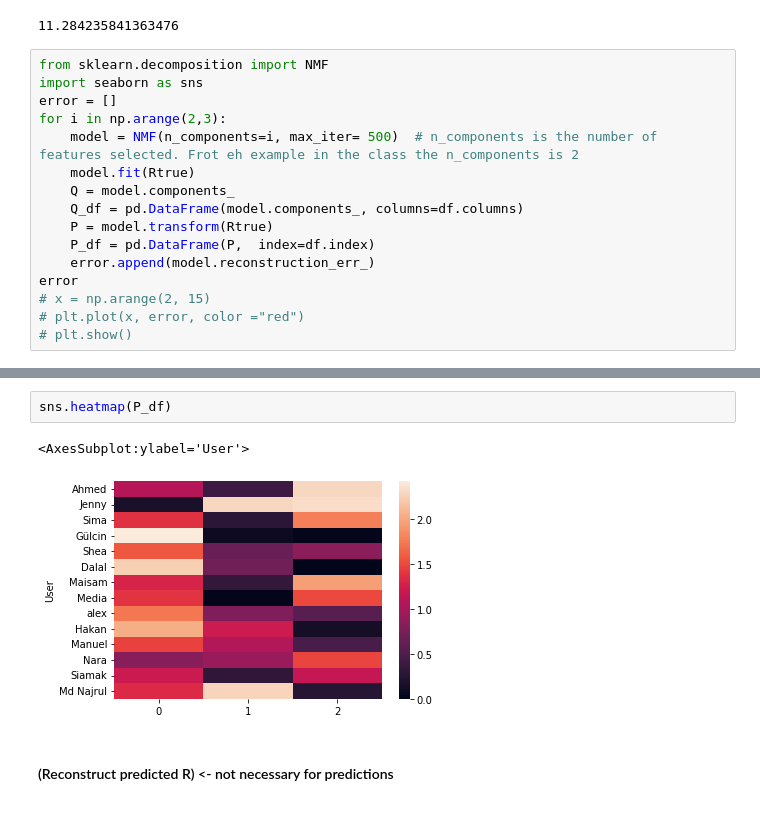
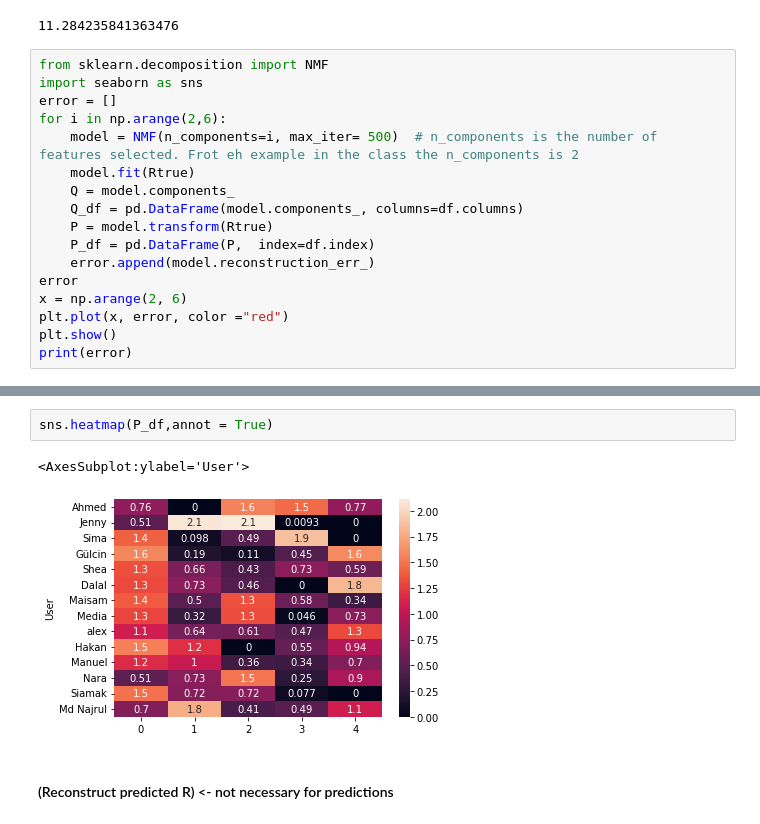
Before and after one commit to RosiNantis/Projects_from_Spiced_personal, a Jupyter notebook: week_10/10.3.collaborative_filtering/NMF.ipynb, the cells around one changed output, grey strips where cells are left out. Cells and saved outputs as stored; diff of their text form.

```diff
--- a/week_10/10.3.collaborative_filtering/NMF.ipynb
+++ b/week_10/10.3.collaborative_filtering/NMF.ipynb
@@ -188,7 +188,7 @@ model.reconstruction_err_
 from sklearn.decomposition import NMF
 import seaborn as sns
 error = []
-for i in np.arange(2,3):
+for i in np.arange(2,6):
     model = NMF(n_components=i, max_iter= 500)  # n_components is the number of features selected. Frot eh example in the class the n_components is 2
     model.fit(Rtrue)
     Q = model.components_
@@ -197,7 +197,8 @@ for i in np.arange(2,3):
     P_df = pd.DataFrame(P,  index=df.index)
     error.append(model.reconstruction_err_)
 error
-# x = np.arange(2, 15)
-# plt.plot(x, error, color ="red")
-# plt.show()
+x = np.arange(2, 6)
+plt.plot(x, error, color ="red")
+plt.show()
+print(error)
 # %% [output]
@@ -205,8 +207,8 @@ error
 # %%
-sns.heatmap(P_df)
+sns.heatmap(P_df,annot = True)
 # %% [output]
 <AxesSubplot:ylabel='User'>
-[figure, old version]
+[figure, new version]
 # %% [markdown]
 #### (Reconstruct predicted R) <- not necessary for predictions
 # %%
```
Also changed, not shown: parts of 3 cells of this notebook, 3 other files.
